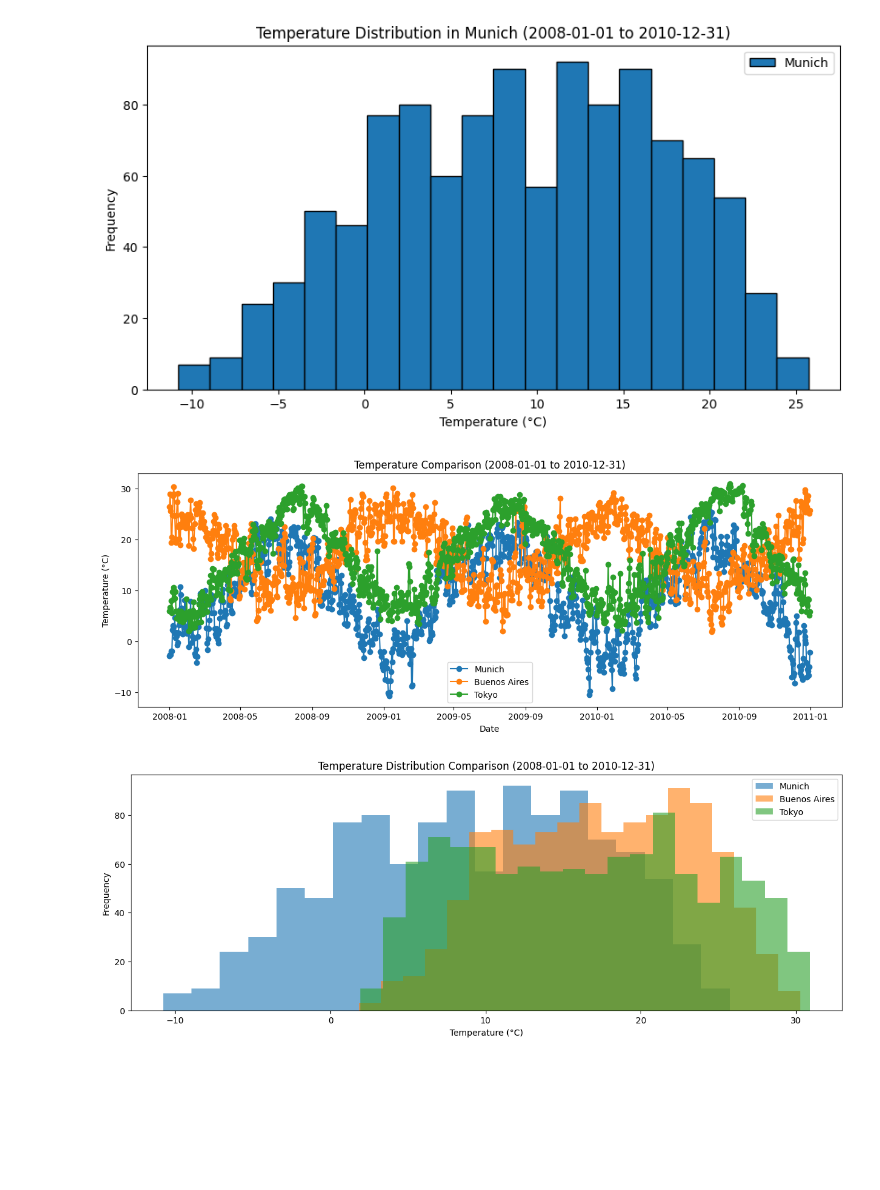
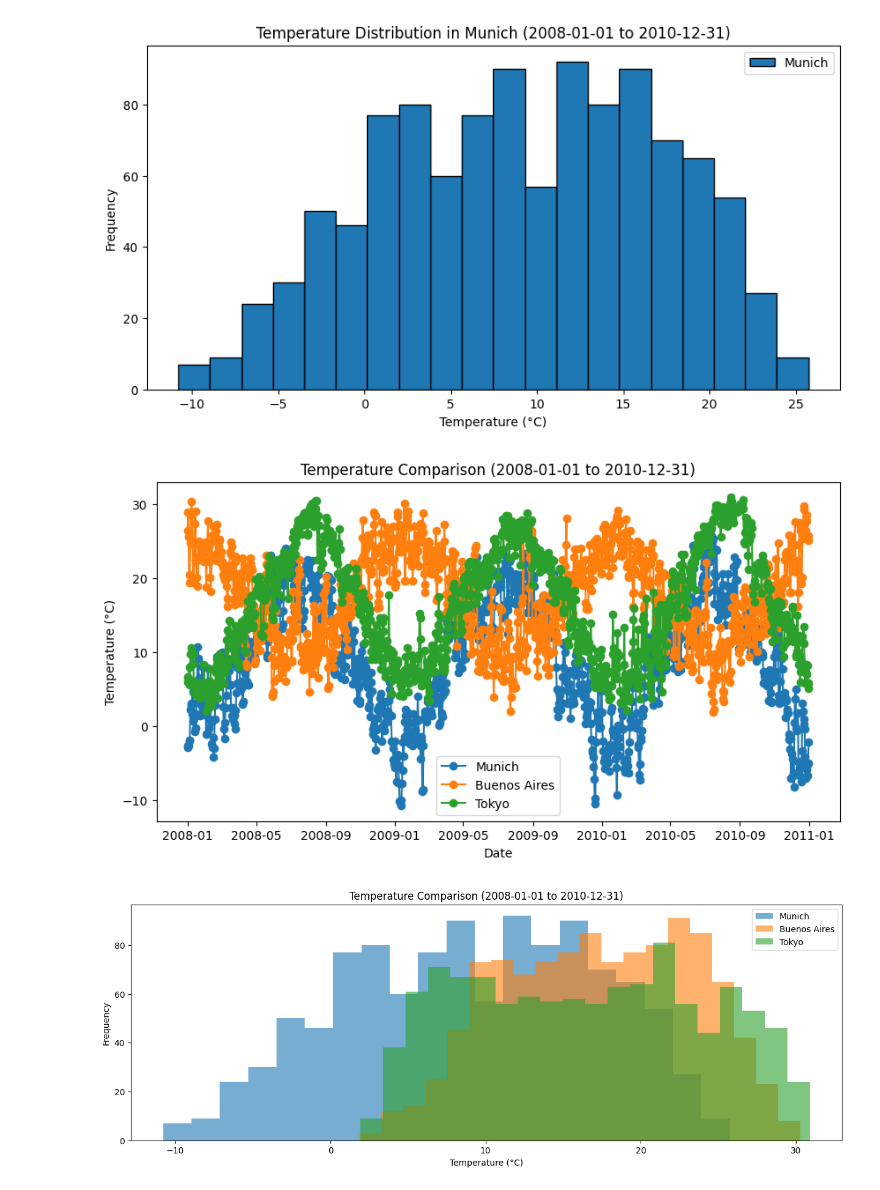
Before and after one commit to SolBerenguer/eae_ipld_project, a Jupyter notebook: development/03_temperatures_dashboard.ipynb, the cells around one changed output. Drawn from its saved outputs; the diff is of its cells as text; code cells hidden in the pictures; blank space fills up the shorter version.

```diff
--- a/development/03_temperatures_dashboard.ipynb
+++ b/development/03_temperatures_dashboard.ipynb
@@ -167,39 +167,37 @@ plt.show()
 # %% [output]
 [figure]
 # %%
-#3.7
+# 3.7
 
 selected_cities = ["Munich", "Buenos Aires", "Tokyo"]
 start_date = pd.to_datetime("2008-01-01").date()
 end_date = pd.to_datetime("2010-12-31").date()
 
-
-plt.figure(figsize=(15, 5))
+fig = plt.figure(figsize=(10, 5))
 
 for city in selected_cities:
     city_df = temps_df[temps_df["City"] == city]
 
     city_df_period = city_df[
         (city_df["Date"] >= start_date) &
         (city_df["Date"] <= end_date)
     ]
 
     plt.plot(
         city_df_period["Date"],
         city_df_period["AvgTemperatureCelsius"],
         label=city,
         marker="o"
     )
 
 plt.title(f"Temperature Comparison ({start_date} to {end_date})")
 plt.xlabel("Date")
 plt.ylabel("Temperature (°C)")
-
 plt.legend()
 
 plt.show()
 # %% [output]
-[figure, old version]
+[figure, new version]
 # %%
 plt.figure(figsize=(15, 5))
 
@@ -218,11 +216,11 @@ for city in selected_cities:
         alpha=0.6
     )
 
-plt.title(f"Temperature Distribution Comparison ({start_date} to {end_date})")
+plt.title(f"Temperature Comparison ({start_date} to {end_date})")
 plt.xlabel("Temperature (°C)")
 plt.ylabel("Frequency")
 
 plt.legend()
 plt.show()
 # %% [output]
-[figure, old version]
+[figure, new version]
```
Also changed, not shown: 1 other file.
